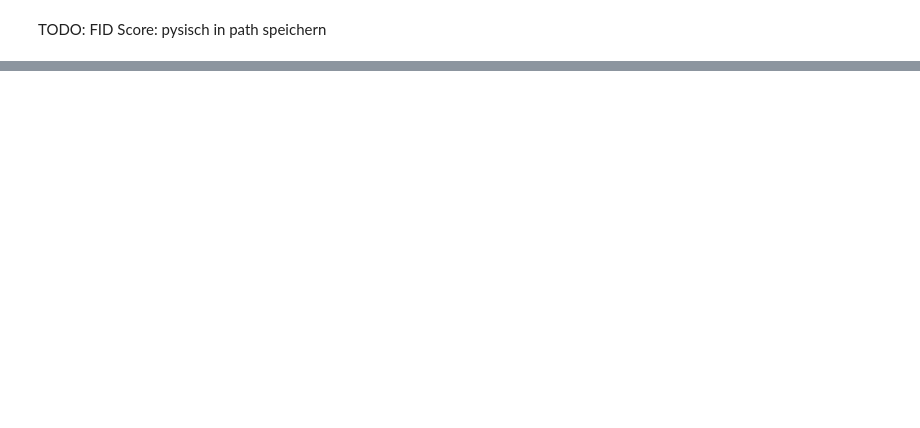
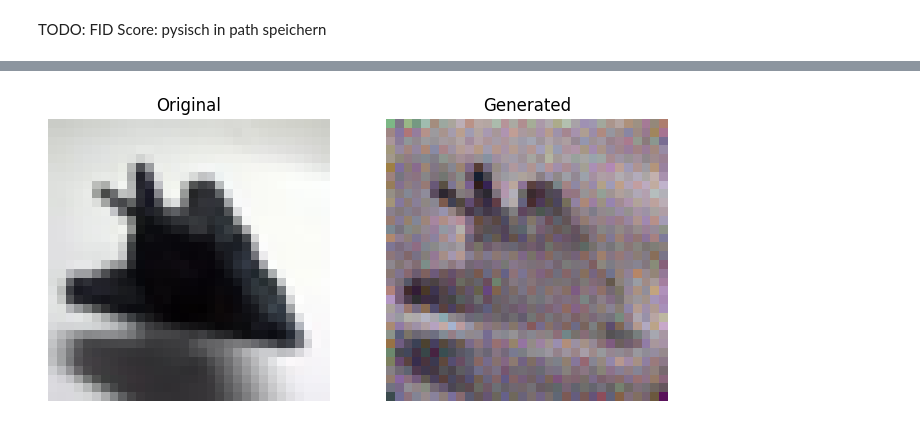
Before and after one commit to FloBaumgartner/cifar10_imgGeneration, a Jupyter notebook: vdl_mc_img-gen_cifar10.ipynb, the cells around one changed output, grey strips where cells are left out. Saved outputs shown, nothing was run; the diff lists cells and outputs as text; code cells hidden in the pictures; blank space fills up the shorter version.

```diff
--- a/vdl_mc_img-gen_cifar10.ipynb
+++ b/vdl_mc_img-gen_cifar10.ipynb
@@ -842,3 +811,8 @@ Epoch 100 Loss: 0.24672572314739227
 # %% [markdown]
 TODO: FID Score:
  pysisch in path speichern
+# %%
+with torch.no_grad():
+    x_gen_cond_label0 = sample_plot_image(T,terms["sqrt_one_minus_alphas_cumprod"], terms["sqrt_recip_alphas"], betas, model_cond, terms["posterior_variance"],num_classes=num_classes, visualize=False, labels_default=[0])
+
+    x_gen_cond_label1 = sample_plot_image(T,terms["sqrt_one_minus_alphas_cumprod"], terms["sqrt_recip_alphas"], betas, model_cond, terms["posterior_variance"],num_classes=num_classes, visualize=False, labels_default=[1])
@@ -844,0 +823,4 @@ TODO: FID Score:
+# %%
+compare_images(trainset[1][0], x_gen_cond_label0[0][0].squeeze())
+# %% [output]
+[figure, added]
```
Also changed, not shown: parts of 13 cells of this notebook.
